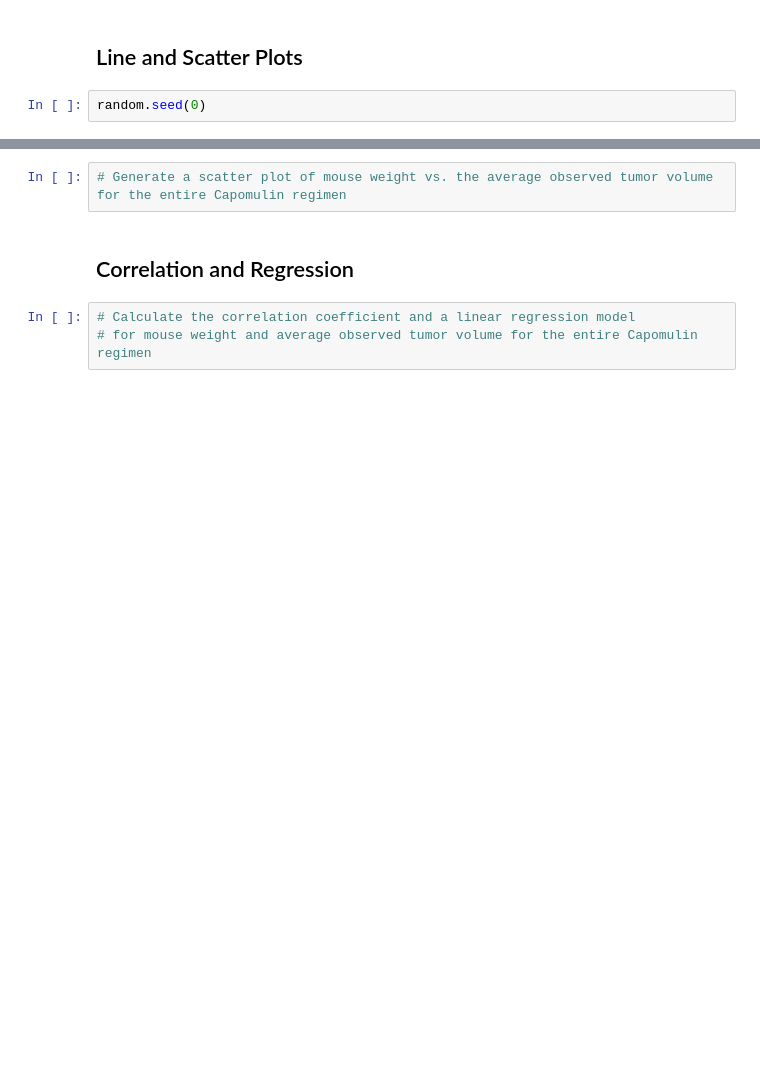
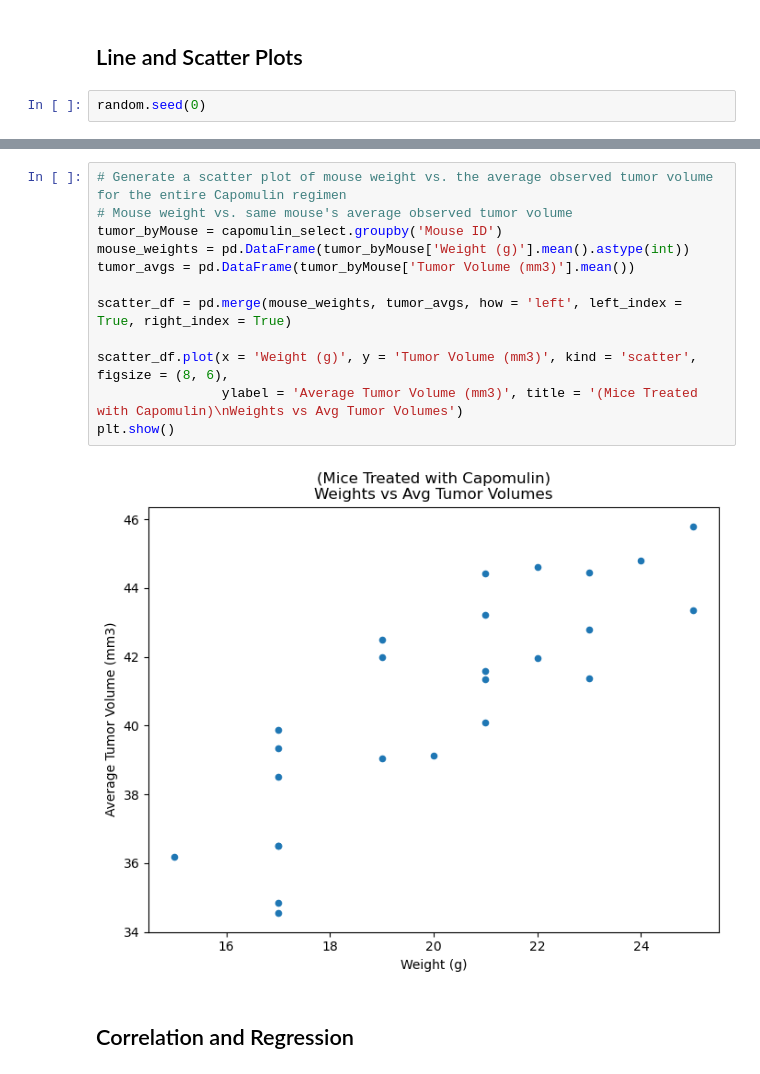
Before and after one commit to Neelka96/matplotlib-challenge, a Jupyter notebook: Pymaceuticals/main.ipynb, the cells around one changed output, grey strips where cells are left out. Drawn from its saved outputs; the diff is of its cells as text; blank space fills up the shorter version.

```diff
--- a/Pymaceuticals/main.ipynb
+++ b/Pymaceuticals/main.ipynb
@@ -345,7 +347,16 @@ mouse_select.plot(kind = "line")
-# %%
-# Generate a scatter plot of mouse weight vs. the average observed tumor volume for the entire Capomulin regimen
+# %%
+# Generate a scatter plot of mouse weight vs. the average observed tumor volume for the entire Capomulin regimen
+# Mouse weight vs. same mouse's average observed tumor volume
+tumor_byMouse = capomulin_select.groupby('Mouse ID')
+mouse_weights = pd.DataFrame(tumor_byMouse['Weight (g)'].mean().astype(int))
+tumor_avgs = pd.DataFrame(tumor_byMouse['Tumor Volume (mm3)'].mean())
+
+scatter_df = pd.merge(mouse_weights, tumor_avgs, how = 'left', left_index = True, right_index = True)
+
+scatter_df.plot(x = 'Weight (g)', y = 'Tumor Volume (mm3)', kind = 'scatter', figsize = (8, 6),
+                ylabel = 'Average Tumor Volume (mm3)', title = '(Mice Treated with Capomulin)\nWeights vs Avg Tumor Volumes')
+plt.show()
+# %% [output]
+[figure, added]
 # %% [markdown]
 ## Correlation and Regression
-# %%
-# Calculate the correlation coefficient and a linear regression model
-# for mouse weight and average observed tumor volume for the entire Capomulin regimen
```
Also changed, not shown: parts of 4 cells of this notebook, 1 other file.
